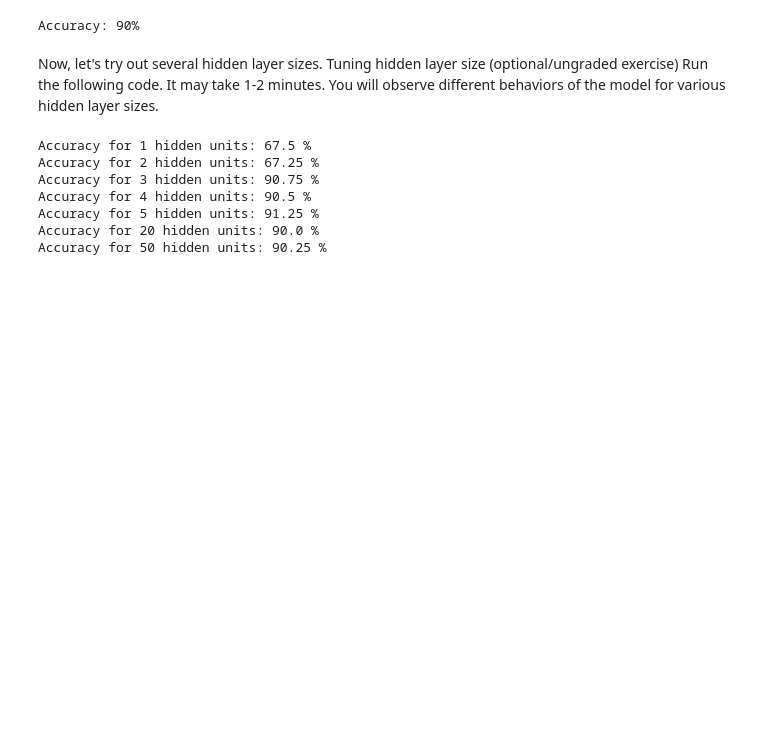
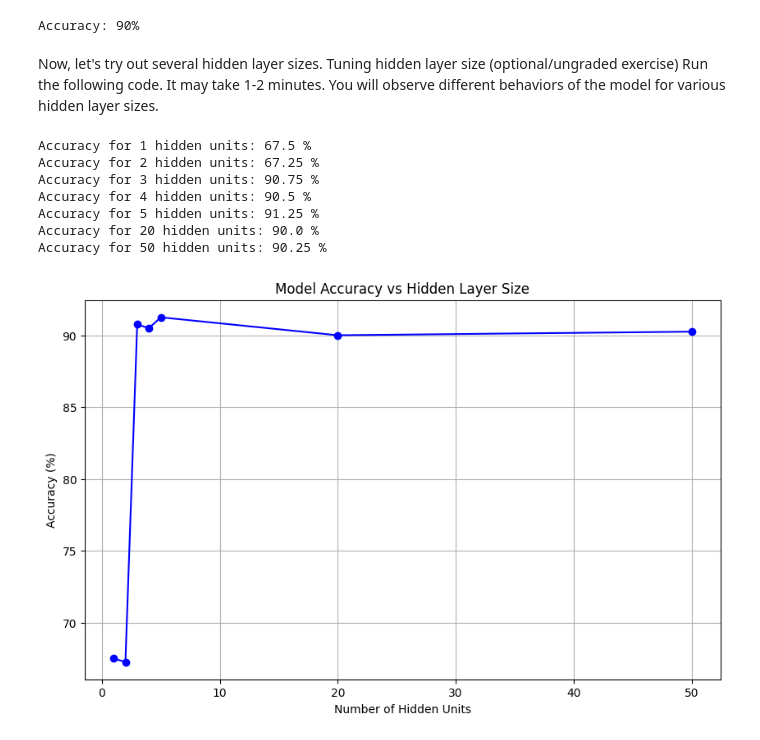
Before and after one commit to Wolferlk/DL-Lab2-it22004840, a Jupyter notebook: NN_sample.ipynb, the cells around one changed output. Cells and saved outputs as stored; diff of their text form; code cells hidden in the pictures; blank space fills up the shorter version.

```diff
--- a/NN_sample.ipynb
+++ b/NN_sample.ipynb
@@ -553,17 +553,31 @@ model for various hidden layer sizes.
 # %%
 # Try different hidden layer sizes
 hidden_layer_sizes = [1, 2, 3, 4, 5, 20, 50]
+accuracies = []
 
 for i, n_h in enumerate(hidden_layer_sizes):
     parameters = nn_model(X, Y, n_h, num_iterations = 5000)
     predictions = predict(parameters, X)
     accuracy = float((np.dot(Y, predictions.T) + np.dot(1-Y, 1-predictions.T)) / float(Y.size) * 100)
     print("Accuracy for {} hidden units: {} %".format(n_h, accuracy))
+    accuracies.append(accuracy)
+
+
+
+
+plt.figure(figsize=(10,6))
+plt.plot(hidden_layer_sizes, accuracies, marker='o', linestyle='-', color='b')
+plt.title("Model Accuracy vs Hidden Layer Size")
+plt.xlabel("Number of Hidden Units")
+plt.ylabel("Accuracy (%)")
+plt.grid(True)
+plt.show()
 # %% [output]
 Accuracy for 1 hidden units: 67.5 %
 Accuracy for 2 hidden units: 67.25 %
 Accuracy for 3 hidden units: 90.75 %
 Accuracy for 4 hidden units: 90.5 %
 Accuracy for 5 hidden units: 91.25 %
 Accuracy for 20 hidden units: 90.0 %
 Accuracy for 50 hidden units: 90.25 %
+[figure, added]
```
